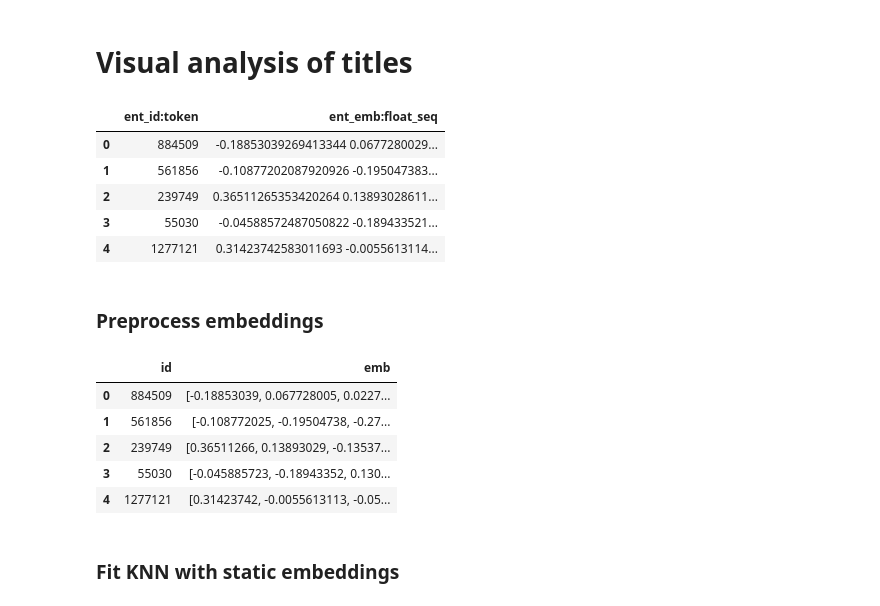
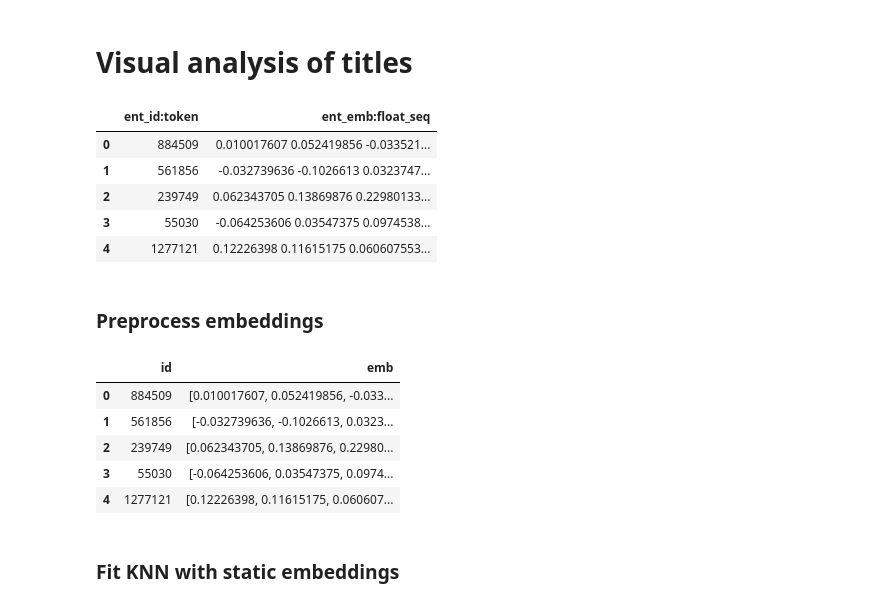
Before and after one commit to PiotrStachowicz/SequentialRecommendation, a Jupyter notebook: recbole/data/dataset/data_analysis/embeddings/title_visual_analysis.ipynb, the cells around one changed output. Saved outputs shown, nothing was run; the diff lists cells and outputs as text; code cells hidden in the pictures.

```diff
--- a/recbole/data/dataset/data_analysis/embeddings/title_visual_analysis.ipynb
+++ b/recbole/data/dataset/data_analysis/embeddings/title_visual_analysis.ipynb
@@ -8,15 +8,15 @@ import numpy as np
 from tqdm import tqdm
 import json
 # %%
-df = pd.read_csv('../../Amazon_Sports_and_Outdoors/Amazon_Sports_and_Outdoors.title', sep='\t')
+df = pd.read_csv('../../Amazon_Sports_and_Outdoors/Amazon_Sports_and_Outdoors3.title', sep='\t')
 df.head(5)
 # %% [output]
 |  | ent_id:token | ent_emb:float_seq |
-| 0 | 884509 | -0.18853039269413344 0.0677280029... |
-| 1 | 561856 | -0.10877202087920926 -0.195047383... |
-| 2 | 239749 | 0.36511265353420264 0.13893028611... |
-| 3 | 55030 | -0.04588572487050822 -0.189433521... |
-| 4 | 1277121 | 0.31423742583011693 -0.0055613114... |
+| 0 | 884509 | 0.010017607 0.052419856 -0.033521... |
+| 1 | 561856 | -0.032739636 -0.1026613 0.0323747... |
+| 2 | 239749 | 0.062343705 0.13869876 0.22980133... |
+| 3 | 55030 | -0.064253606 0.03547375 0.0974538... |
+| 4 | 1277121 | 0.12226398 0.11615175 0.060607553... |
 # %% [markdown]
 ### Preprocess embeddings
 # %%
@@ -25,11 +25,11 @@ df["emb"] = df["emb"].apply(lambda x: np.fromstring(x, dtype=np.float32, sep=' '
 df.head(5)
 # %% [output]
 |  | id | emb |
-| 0 | 884509 | [-0.18853039, 0.067728005, 0.0227... |
-| 1 | 561856 | [-0.108772025, -0.19504738, -0.27... |
-| 2 | 239749 | [0.36511266, 0.13893029, -0.13537... |
-| 3 | 55030 | [-0.045885723, -0.18943352, 0.130... |
-| 4 | 1277121 | [0.31423742, -0.0055613113, -0.05... |
+| 0 | 884509 | [0.010017607, 0.052419856, -0.033... |
+| 1 | 561856 | [-0.032739636, -0.1026613, 0.0323... |
+| 2 | 239749 | [0.062343705, 0.13869876, 0.22980... |
+| 3 | 55030 | [-0.064253606, 0.03547375, 0.0974... |
+| 4 | 1277121 | [0.12226398, 0.11615175, 0.060607... |
 # %% [markdown]
 ### Fit KNN with static embeddings
 # %%
```
Also changed, not shown: parts of 4 cells of this notebook, 5 other files.
